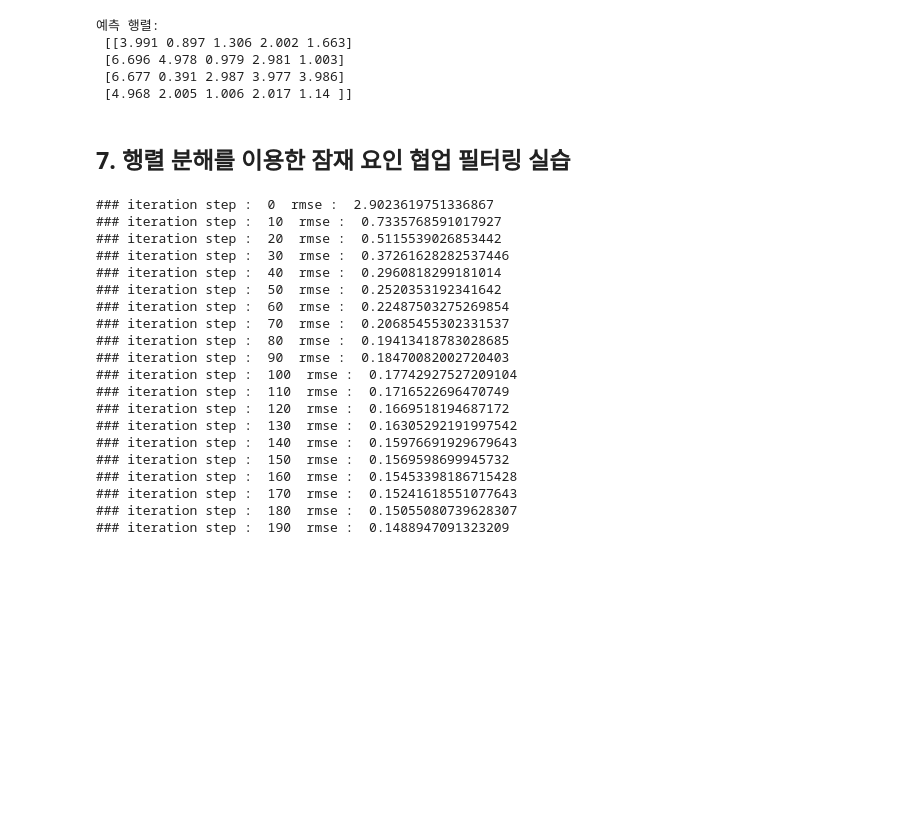
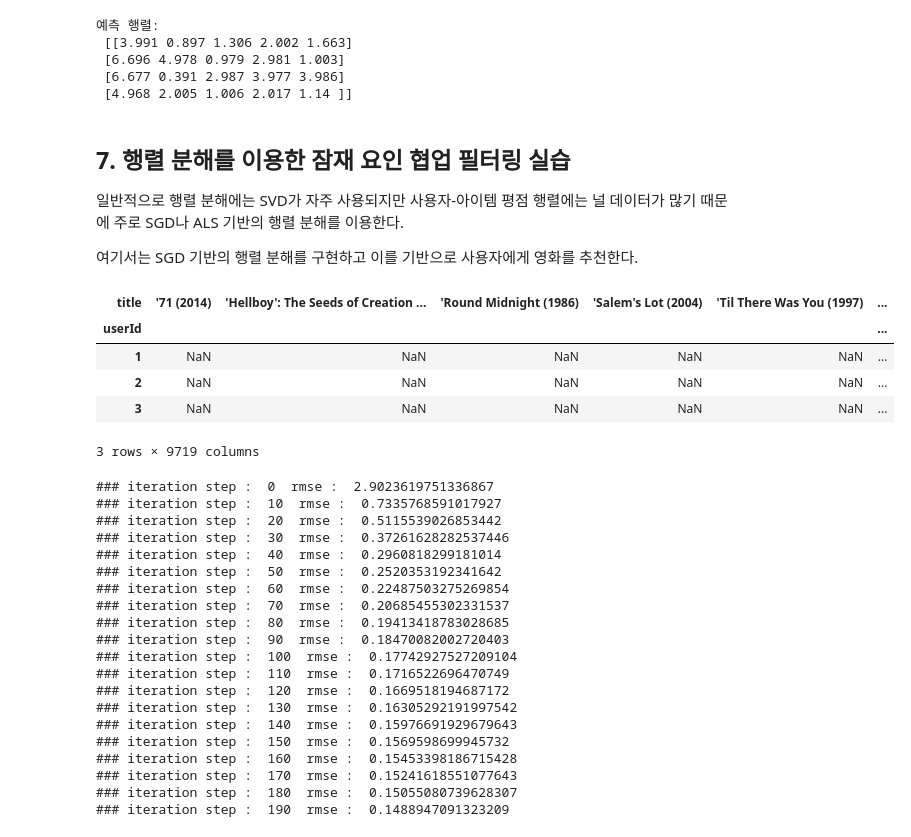
Before and after one commit to sum-k/data_analysis_study, a Jupyter notebook: machine learning/Chapter 9. 추천 시스템.ipynb, the cells around one changed output. Drawn from its saved outputs; the diff is of its cells as text; code cells hidden in the pictures; blank space fills up the shorter version.

```diff
--- a/machine learning/Chapter 9. 추천 시스템.ipynb
+++ b/machine learning/Chapter 9. 추천 시스템.ipynb
@@ -700,6 +712,10 @@ print('예측 행렬:\n', np.round(pred_matrix, 3))
  [4.968 2.005 1.006 2.017 1.14 ]]
 # %% [markdown]
 ## 7. 행렬 분해를 이용한 잠재 요인 협업 필터링 실습
+
+일반적으로 행렬 분해에는 SVD가 자주 사용되지만 사용자-아이템 평점 행렬에는 널 데이터가 많기 때문에 주로 SGD나 ALS 기반의 행렬 분해를 이용한다.
+
+여기서는 SGD 기반의 행렬 분해를 구현하고 이를 기반으로 사용자에게 영화를 추천한다.
 # %%
 import numpy as np
 from sklearn.metrics import mean_squared_error
@@ -763,6 +779,15 @@ rating_movies = pd.merge(ratings, movies, on='movieId')
 
 # columns='title' 로 title 컬럼으로 pivot 수행.
 ratings_matrix = rating_movies.pivot_table('rating', index='userId', columns='title')
+# %%
+ratings_matrix.head(3)
+# %% [output]
+| title | '71 (2014) | 'Hellboy': The Seeds of Creation ... | 'Round Midnight (1986) | 'Salem's Lot (2004) | 'Til There Was You (1997) | ... |
+| userId |  |  |  |  |  | ... |
+| 1 | NaN | NaN | NaN | NaN | NaN | ... |
+| 2 | NaN | NaN | NaN | NaN | NaN | ... |
+| 3 | NaN | NaN | NaN | NaN | NaN | ... |
+3 rows × 9719 columns
 # %%
 # 행렬 분해
 P, Q = matrix_factorization(ratings_matrix.values, K=50, steps=200, learning_rate=0.01, r_lambda = 0.01)
```
Also changed, not shown: parts of 37 cells of this notebook, 1 other file.
